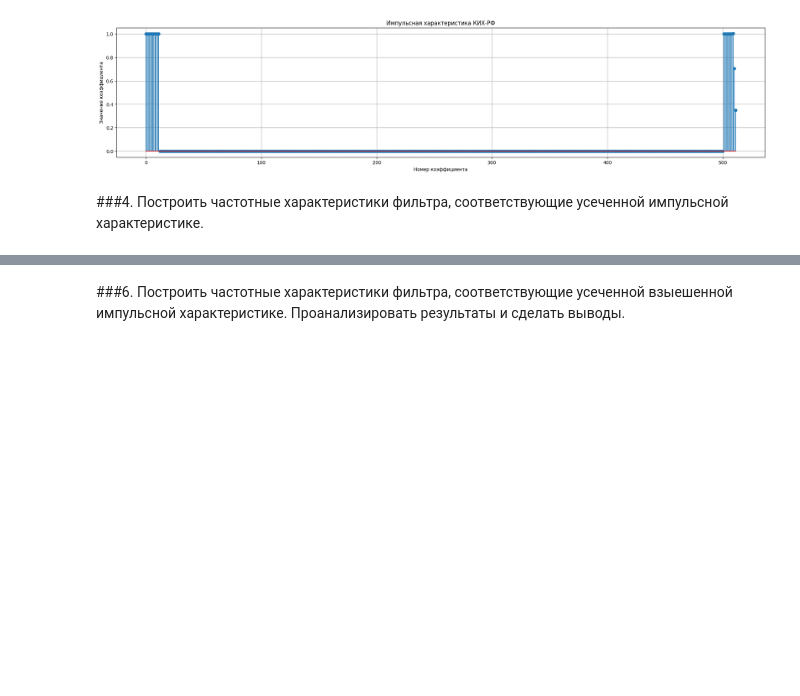
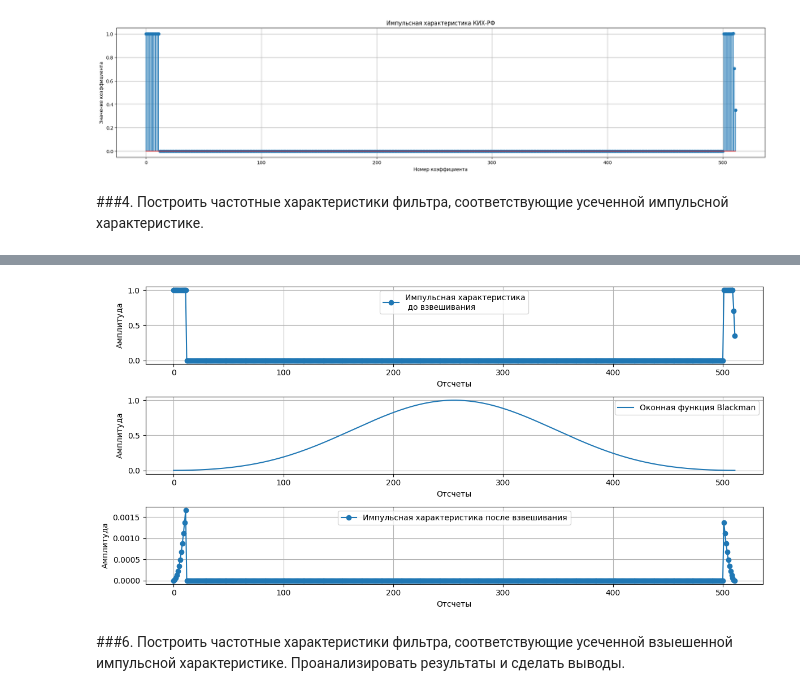
Before and after one commit to Shuregg/dsp-labs, a Jupyter notebook: DSP_lab4_filters.ipynb, the cells around one changed output, grey strips where cells are left out. Saved outputs shown, nothing was run; the diff lists cells and outputs as text; code cells hidden in the pictures; blank space fills up the shorter version.

```diff
--- a/DSP_lab4_filters.ipynb
+++ b/DSP_lab4_filters.ipynb
@@ -151,3 +170,44 @@ len(impulse_cut) = 512
+# %%
+from scipy.signal import blackman
+
+# Размер окна равен размеру усеченной импульсной характеристики
+window_size = len(impulse_cut)
+
+# Создаем оконную функцию Blackman нужного размера
+window = blackman(window_size)
+
+# Умножаем усеченную импульсную характеристику на оконную функцию
+weighted_impulse_response = impulse_cut * window
+
+# Изображаем усеченную импульсную характеристику фильтра до и после взвешивания, а также оконную функцию
+plt.figure(figsize=(12, 6))
+
+plt.subplot(311)
+plt.plot(impulse_cut, marker='o', label='Импульсная характеристика\n до взвешивания')
+plt.xlabel('Отсчеты')
+plt.ylabel('Амплитуда')
+plt.legend(loc='upper center')
+plt.grid(True)
+
+
+plt.subplot(312)
+plt.plot(window, label='Оконная функция Blackman')
+plt.xlabel('Отсчеты')
+plt.ylabel('Амплитуда')
+plt.legend(loc='upper right')
+plt.grid(True)
+
+plt.subplot(313)
+plt.plot(weighted_impulse_response, marker='o', label='Импульсная характеристика после взвешивания')
+plt.xlabel('Отсчеты')
+plt.ylabel('Амплитуда')
+plt.legend(loc='upper center')
+plt.grid(True)
+
+plt.tight_layout()
+plt.show()
+# %% [output]
+[figure, added]
 # %% [markdown]
 ###6. Построить частотные характеристики фильтра, соответствующие усеченной взыешенной импульсной характеристике. Проанализировать результаты и сделать выводы.
 # %% [markdown]
```
Also changed, not shown: parts of 2 cells of this notebook.
